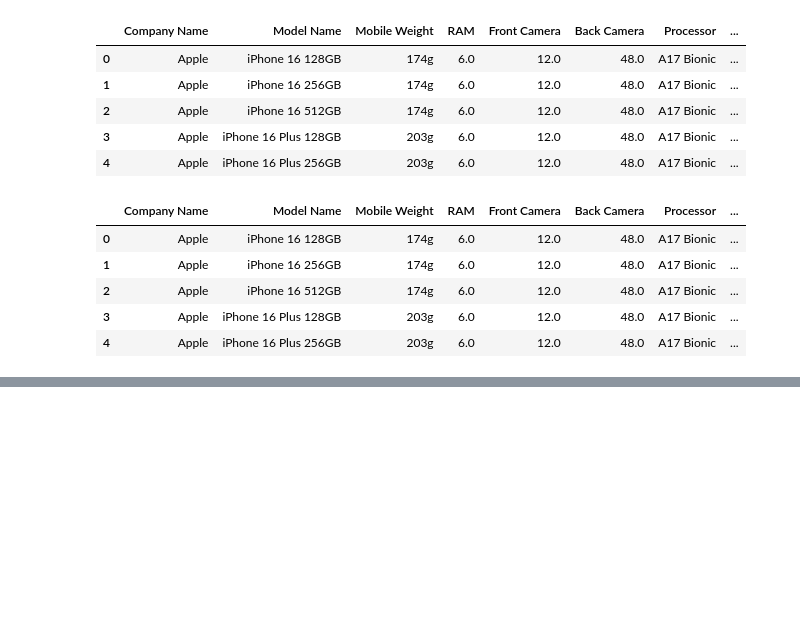
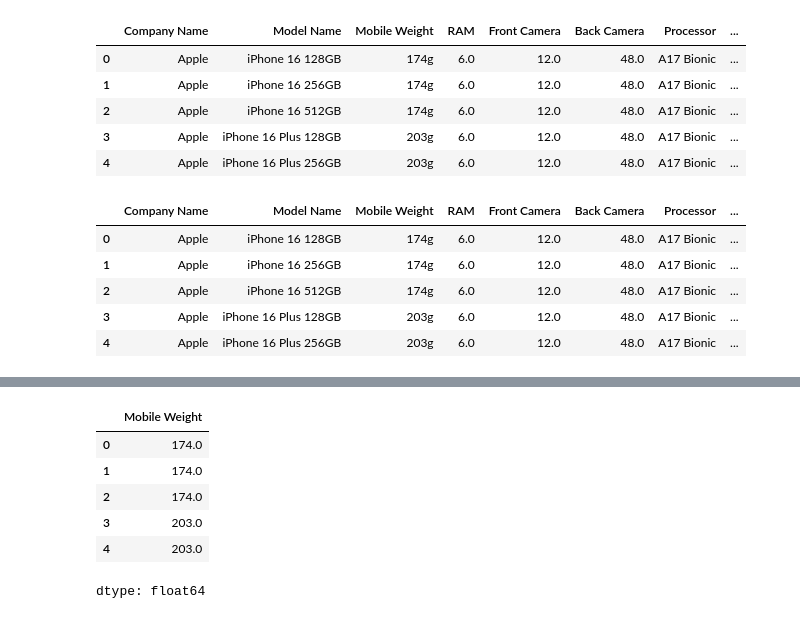
Before and after one commit to GENTLEW1ND/Python, a Jupyter notebook: Smartphone_price_prediction.ipynb, the cells around one changed output, grey strips where cells are left out. Cells and saved outputs as stored; diff of their text form; code cells hidden in the pictures; blank space fills up the shorter version.

```diff
--- a/Smartphone_price_prediction.ipynb
+++ b/Smartphone_price_prediction.ipynb
@@ -256,0 +272,11 @@ data.head()
+# %%
+data['Mobile Weight'] = data['Mobile Weight'].str.replace('g','').astype(float)
+data['Mobile Weight'].head()
+# %% [output]
+|  | Mobile Weight |
+| 0 | 174.0 |
+| 1 | 174.0 |
+| 2 | 174.0 |
+| 3 | 203.0 |
+| 4 | 203.0 |
+dtype: float64
```
Also changed, not shown: parts of 7 cells of this notebook.
